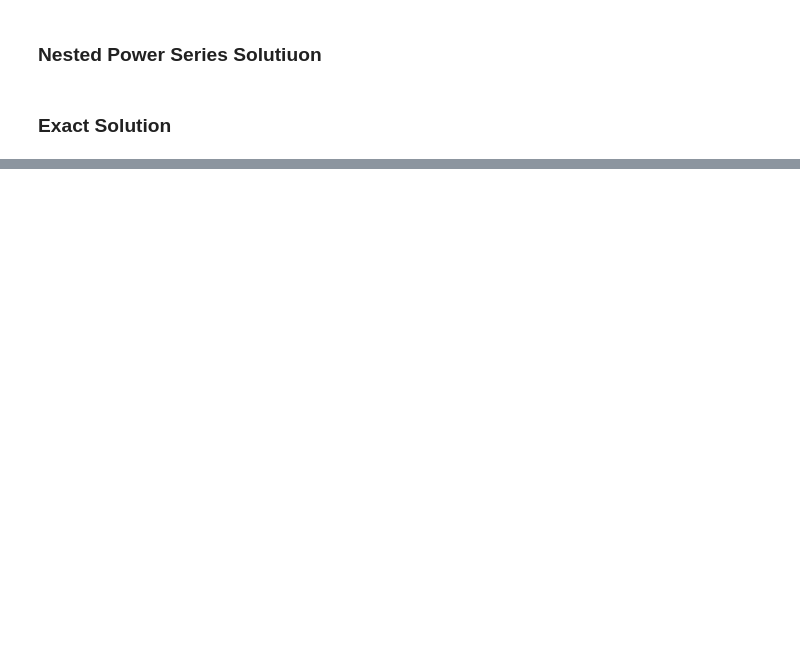
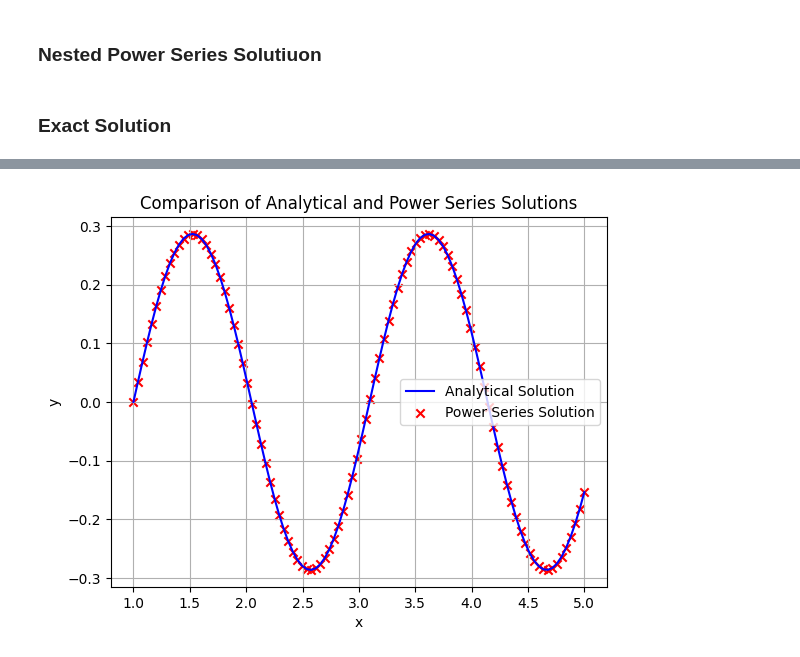
Before and after one commit to aqsnyder/eng_math, a Jupyter notebook: ps_1/problem_2.ipynb, the cells around one changed output, grey strips where cells are left out. Cells and saved outputs as stored; diff of their text form; code cells hidden in the pictures; blank space fills up the shorter version.

```diff
--- a/ps_1/problem_2.ipynb
+++ b/ps_1/problem_2.ipynb
@@ -225,0 +73,77 @@ plt.show()
+# %%
+import numpy as np
+import matplotlib.pyplot as plt
+from scipy.optimize import fsolve
+
+# Define the analytical solution function
+def y_analytical(x, A, B):
+    return A * np.cos(3*x) + B * np.sin(3*x)
+
+# Function to solve for A and B using boundary conditions
+def solve_constants():
+    def equations(p):
+        A, B = p
+        return (y_analytical(1, A, B), y_analytical(5, A, B) + 14 * (-3 * A * np.sin(3*5) + 3 * B * np.cos(3*5)) - 10)
+    A, B = fsolve(equations, (1, 1))
+    return A, B
+
+A, B = solve_constants()
+
+# Function to compute coefficients for the power series
+def compute_coefficients(n_terms, c0, c1):
+    coeffs = np.zeros(n_terms)
+    coeffs[0], coeffs[1] = c0, c1
+    for k in range(2, n_terms):
+        coeffs[k] = -9 * coeffs[k-2] / (k * (k-1))
+    return coeffs
+
+def find_n_terms(x_max):
+    n_terms = 2
+    while True:
+        F_N = -9 / (n_terms * (n_terms - 1))
+        if abs(F_N * x_max * 2) < 1e-3:
+            break
+        n_terms += 1
+    return n_terms
+
+# Assuming x_max is the maximum value of x you are interested in
+x_max = 10
+n_terms = find_n_terms(x_max)
+
+# Find c0 and c1 by solving the boundary conditions numerically
+def solve_power_series_constants():
+    def equations(p):
+        c0, c1 = p
+        coeffs = compute_coefficients(n_terms, c0, c1)
+        y_at_1 = np.sum(coeffs * 1**np.arange(n_terms))
+        y_at_5 = np.sum(coeffs * 5.0**np.arange(n_terms))
+        y_prime_at_5 = np.sum(coeffs * np.arange(n_terms) * 5.0**(np.arange(n_terms) - 1))
+        return (y_at_1, y_at_5 + 14 * y_prime_at_5 - 10)
+    c0, c1 = fsolve(equations, (1, 1))
+    return c0, c1
+
+c0, c1 = solve_power_series_constants()
+
+# Compute the coefficients for the power series solution
+coeffs = compute_coefficients(n_terms, c0, c1)
+
+# Function to compute the power series value for an array of x values
+def y_power_series(x_vals):
+    return np.array([np.sum(coeffs * x**np.arange(n_terms)) for x in x_vals])
+
+# Generate data for plotting
+x_vals = np.linspace(1, 5, 100)
+y_analytical_vals = y_analytical(x_vals, A, B)
+y_power_series_vals = y_power_series(x_vals)
+
+# Plot the results
+plt.plot(x_vals, y_analytical_vals, label='Analytical Solution', color='blue')
+plt.scatter(x_vals, y_power_series_vals, label='Power Series Solution', color='red', marker='x')
+plt.xlabel('x')
+plt.ylabel('y')
+plt.title('Comparison of Analytical and Power Series Solutions')
+plt.legend()
+plt.grid(True)
+plt.show()
+# %% [output]
+[figure, added]
```
Also changed, not shown: parts of 5 cells of this notebook.
